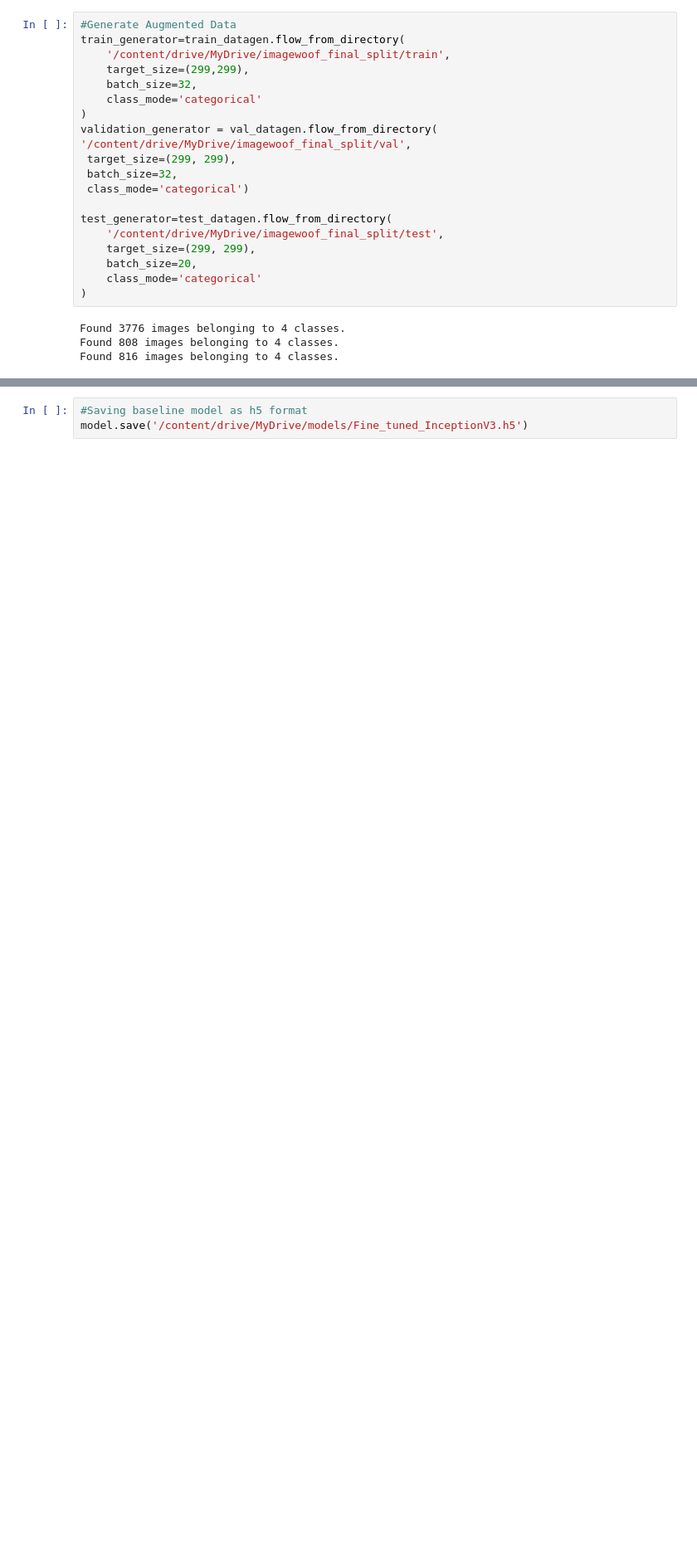
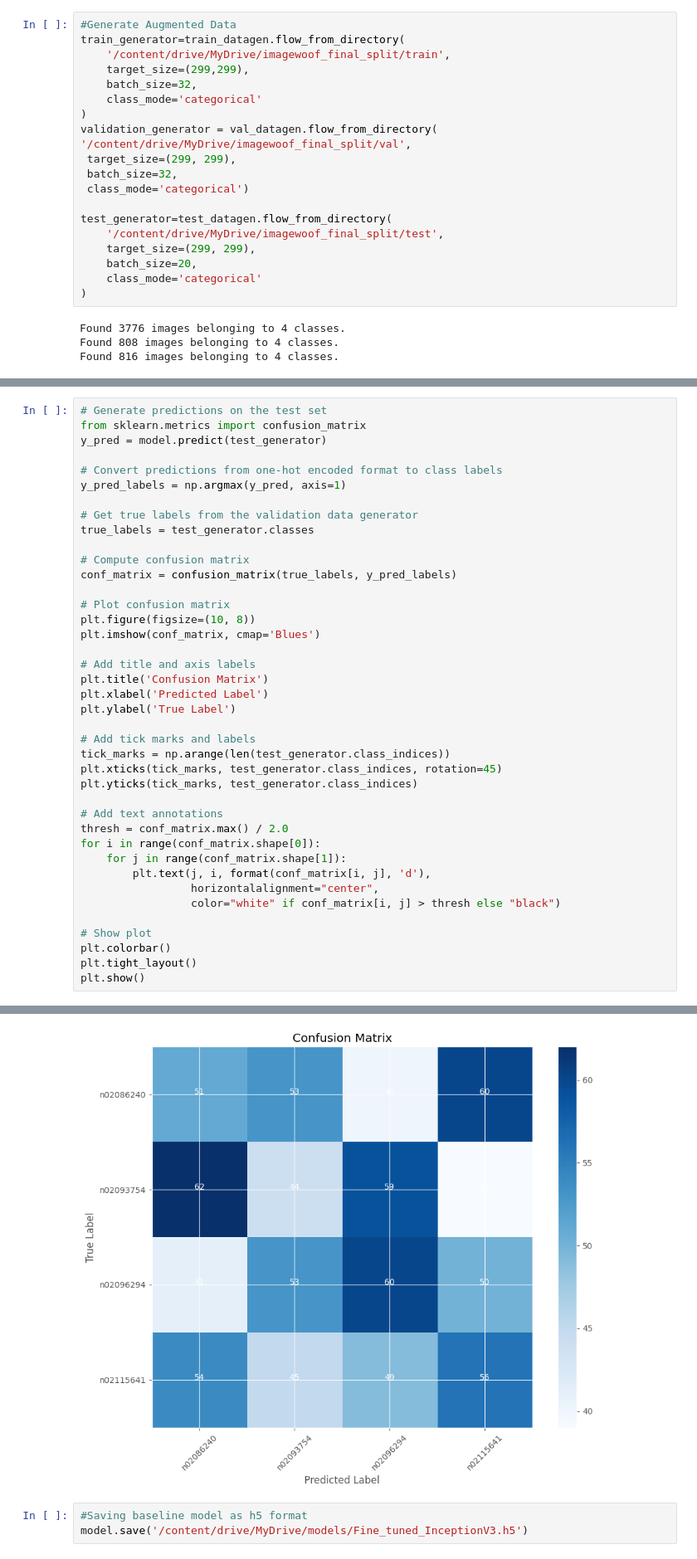
Before and after one commit to Shivp55/ComputerVision, a Jupyter notebook: Imagewoof.ipynb, the cells around one changed output, grey strips where cells are left out. Shown at 83% size. Drawn from its saved outputs; the diff is of its cells as text; blank space fills up the shorter version.

```diff
--- a/Imagewoof.ipynb
+++ b/Imagewoof.ipynb
@@ -399,0 +355,41 @@ Final test accuracy: 97.18137383460999
+# %%
+# Generate predictions on the test set
+from sklearn.metrics import confusion_matrix
+y_pred = model.predict(test_generator)
+
+# Convert predictions from one-hot encoded format to class labels
+y_pred_labels = np.argmax(y_pred, axis=1)
+
+# Get true labels from the validation data generator
+true_labels = test_generator.classes
+
+# Compute confusion matrix
+conf_matrix = confusion_matrix(true_labels, y_pred_labels)
+
+# Plot confusion matrix
+plt.figure(figsize=(10, 8))
+plt.imshow(conf_matrix, cmap='Blues')
+
+# Add title and axis labels
+plt.title('Confusion Matrix')
+plt.xlabel('Predicted Label')
+plt.ylabel('True Label')
+
+# Add tick marks and labels
+tick_marks = np.arange(len(test_generator.class_indices))
+plt.xticks(tick_marks, test_generator.class_indices, rotation=45)
+plt.yticks(tick_marks, test_generator.class_indices)
+
+# Add text annotations
+thresh = conf_matrix.max() / 2.0
+for i in range(conf_matrix.shape[0]):
+    for j in range(conf_matrix.shape[1]):
+        plt.text(j, i, format(conf_matrix[i, j], 'd'),
+                 horizontalalignment="center",
+                 color="white" if conf_matrix[i, j] > thresh else "black")
+
+# Show plot
+plt.colorbar()
+plt.tight_layout()
+plt.show()
+# %% [output]
@@ -400,3 +397,4 @@ Final test accuracy: 97.18137383460999
+[figure, added]
 # %%
 #Saving baseline model as h5 format
 model.save('/content/drive/MyDrive/models/Fine_tuned_InceptionV3.h5')
```
Also changed, not shown: parts of 16 cells of this notebook.
